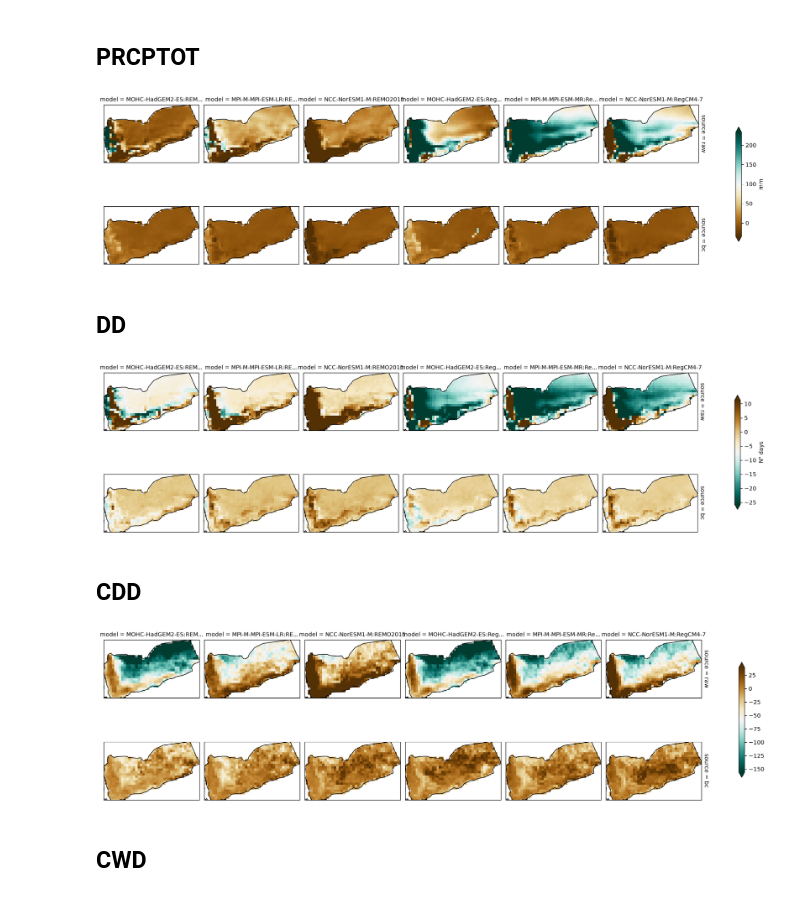
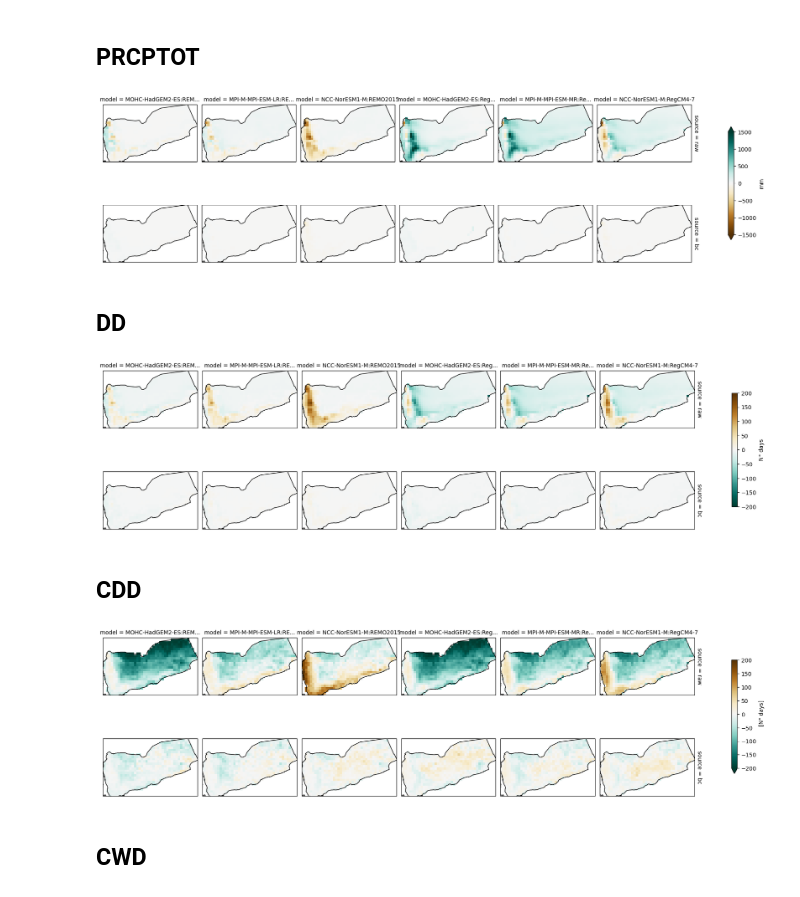
Before and after one commit to zequihg50/cava-analytics-datalab, a Jupyter notebook: temp-and-precip-indicators.ipynb, the cells around one changed output. Drawn from its saved outputs; the diff is of its cells as text; code cells hidden in the pictures.

```diff
--- a/temp-and-precip-indicators.ipynb
+++ b/temp-and-precip-indicators.ipynb
@@ -122,0 +61,20 @@ hwvs    = xarray.apply_ufunc(
+# %%
+%%time
+
+vs = ["tp", "t2mx", "t2mn"]
+print(f"Loading data: dataset = ERA5, variables = {vs}, time period = ({DATE0}, {DATE1}), country = {country}.\n")
+
+era5 = load_era5(
+    xarray.open_dataset("https://hub.ipcc.ifca.es/thredds/dodsC/fao/observations/ERA5/0.25/ERA5_025.ncml").drop_vars(["number"]),
+    vs,
+    (DATE0, DATE1),
+    (min_lat, max_lat),
+    (min_lon, max_lon))
+
+# convert units
+era5["tp"] = era5["tp"] * 1000 # from m to mm
+era5["tp"].attrs["units"] = "mm"
+era5["t2mx"] = era5["t2mx"] - 273.15 # from K to C
+era5["t2mx"].attrs["units"] = "C°"
+era5["t2mn"] = era5["t2mn"] - 273.15 # from K to C
+era5["t2mn"].attrs["units"] = "C°"
@@ -259,8 +198,8 @@ plt.show()
 # %%
 df = pd.read_csv("https://hub.ipcc.ifca.es/thredds/fileServer/inventories/cava.csv")
 
-subset_raw = df[(df["location"].str.contains(DOMAIN)) & (df["location"].str.contains('historical')) & (df["location"].str.contains('/interp025/'))]
-subset_bc  = df[(df["location"].str.contains(DOMAIN)) & (df["location"].str.contains('historical')) & (df["location"].str.contains('/interp025bc/'))]
+subset_raw = df[(df["location"].str.contains(DOMAIN)) & (df["location"].str.contains('/historical/')) & (df["location"].str.contains('/interp025/'))]
+subset_bc  = df[(df["location"].str.contains(DOMAIN)) & (df["location"].str.contains('/historical/')) & (df["location"].str.contains('/interp025bc/'))]
 
 max_lat, min_lat, min_lon, max_lon = (
     era5["latitude"].max().item(),
@@ -297,6 +209,6 @@ def harmonize_models(subset, vnames, time0, time1, lat0, lat1, lon0, lon1):
 # %%
 %%time
 
-ds_raw = harmonize_models(subset_raw, ["pr", "tasmin", "tasmax"], "1980-01-01", "2006-01-01", max_lat, min_lat, min_lon, max_lon)
-ds_bc  = harmonize_models(subset_bc , ["pr", "tasmin", "tasmax"], "1980-01-01", "2006-01-01", max_lat, min_lat, min_lon, max_lon)
+ds_raw = load_cordex_core(subset_raw, ["pr", "tasmin", "tasmax"], ("1980-01-01", "2006-01-01"), (max_lat, min_lat), (min_lon, max_lon))
+ds_bc  = load_cordex_core(subset_bc , ["pr", "tasmin", "tasmax"], ("1980-01-01", "2006-01-01"), (max_lat, min_lat), (min_lon, max_lon))
 # %% [output]
@@ -309,7 +221,7 @@ Wall time: 2min 24s
 # %%
 prcptot_daily_raw = (ds_raw["pr"] * 86400).resample({"time": "ME"}).mean().sum("time")
 prcptot_daily_bc  = (ds_bc["pr"] * 86400).resample({"time": "ME"}).mean().sum("time")
-prcptot_daily_era5 = (era5["tp"] * 1000).resample({"time": "ME"}).mean().sum("time")
+prcptot_daily_era5 = (era5["tp"]).resample({"time": "ME"}).mean().sum("time")
 # %%
 prcptot_raw = prcptot_daily_raw - prcptot_daily_era5
 prcptot_bc  = prcptot_daily_bc  - prcptot_daily_era5
@@ -318,19 +230,20 @@ PRCPTOT = xarray.concat([prcptot_raw, prcptot_bc], dim=xarray.IndexVariable("sou
 PRCPTOT.attrs["long_name"] = "mm"
 # %%
 plot = PRCPTOT.where(mask).plot(col="model", row="source",
-             vmin=PRCPTOT.quantile(q0, skipna=True).item(),
-             vmax=PRCPTOT.quantile(q1, skipna=True).item(),
+             #vmin=PRCPTOT.quantile(q0, skipna=True).item(),
+             #vmax=PRCPTOT.quantile(q1, skipna=True).item(),
+             vmin=-1500, vmax=1500,
              cmap="BrBG",
              subplot_kws=dict(projection=ccrs.PlateCarree(central_longitude=0)),
              cbar_kwargs={"shrink": .5},
              transform=ccrs.PlateCarree())
 
 for ax in plot.axs.flatten():
     ax.coastlines()
     ax.add_feature(cfeature.BORDERS, linewidth=1, edgecolor="black")
     ax.set_extent((min_lon, max_lon, min_lat, max_lat), ccrs.PlateCarree())
 # %% [output]
-[figure, old version]
+[figure, new version]
 # %% [markdown]
 ## DD
 # %%
@@ -346,8 +258,9 @@ DD = xarray.concat([DD_raw, DD_bc], dim=xarray.IndexVariable("source", ["raw", "
 DD.attrs["long_name"] = "N° days"
 # %%
 plot = DD.where(mask).plot(col="model", row="source",
-             vmin=DD.quantile(q0, skipna=True).item(),
-             vmax=DD.quantile(q1, skipna=True).item(),
+             #vmin=DD.quantile(q0, skipna=True).item(),
+             #vmax=DD.quantile(q1, skipna=True).item(),
+             vmin=-200, vmax=200,
              cmap="BrBG_r",
              subplot_kws=dict(projection=ccrs.PlateCarree(central_longitude=0)),
              cbar_kwargs={"shrink": .5},
@@ -358,7 +271,7 @@ for ax in plot.axs.flatten():
     ax.add_feature(cfeature.BORDERS, linewidth=1, edgecolor="black")
     ax.set_extent((min_lon, max_lon, min_lat, max_lat), ccrs.PlateCarree())
 # %% [output]
-[figure, old version]
+[figure, new version]
 # %% [markdown]
 ## CDD
 # %%
@@ -393,7 +315,8 @@ CDD = xarray.concat([CDD_raw, CDD_bc], dim=xarray.IndexVariable("source", ["raw"
 # %%
 plot = CDD.where(mask).plot(col="model", row="source",
-             vmin=CDD.quantile(q0, skipna=True).item(),
-             vmax=CDD.quantile(q1, skipna=True).item(),
+             #vmin=CDD.quantile(-200, skipna=True).item(),
+             #vmax=CDD.quantile(200, skipna=True).item(),
+             vmin=-200, vmax=200,
              cmap="BrBG_r",
              subplot_kws=dict(projection=ccrs.PlateCarree(central_longitude=0)),
              cbar_kwargs={"shrink": .5},
@@ -404,7 +327,7 @@ for ax in plot.axs.flatten():
     ax.add_feature(cfeature.BORDERS, linewidth=1, edgecolor="black")
     ax.set_extent((min_lon, max_lon, min_lat, max_lat), ccrs.PlateCarree())
 # %% [output]
-[figure, old version]
+[figure, new version]
 # %% [markdown]
 ## CWD
 # %%
```
Also changed, not shown: parts of 35 cells of this notebook, 2 other files.
